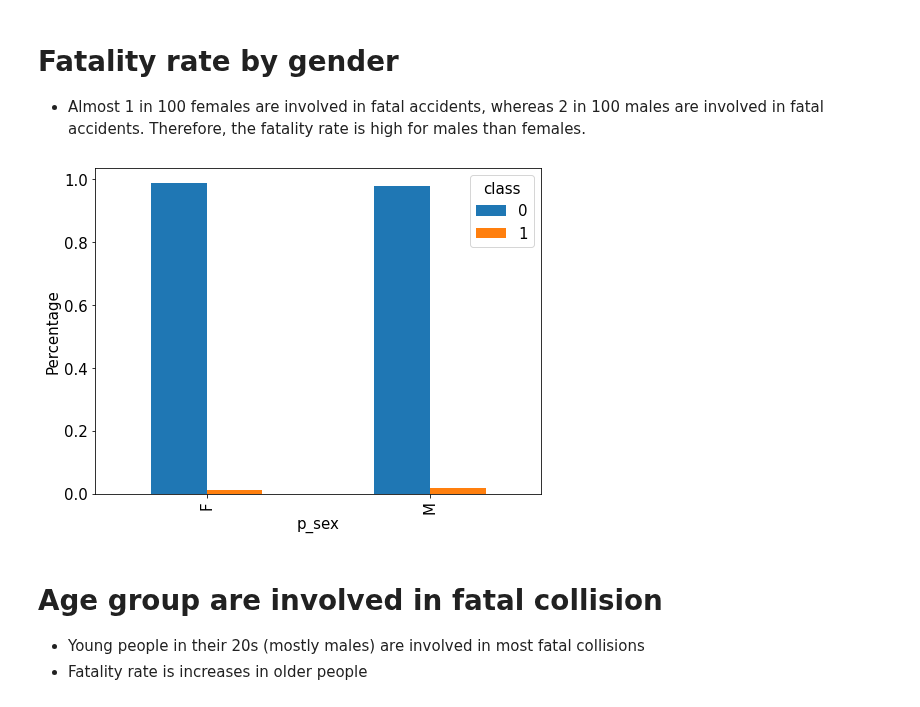
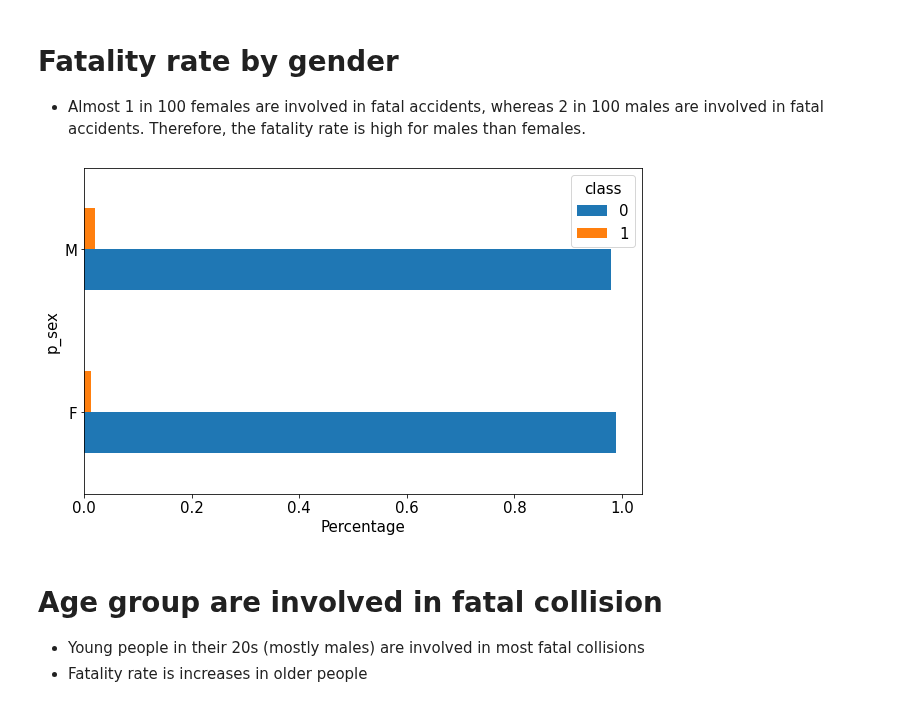
Before and after one commit to Owerre/imbalanced-learning, a Jupyter notebook: canada-collision/notebooks/03-eda.ipynb, the cells around one changed output. Cells and saved outputs as stored; diff of their text form; code cells hidden in the pictures.

```diff
--- a/canada-collision/notebooks/03-eda.ipynb
+++ b/canada-collision/notebooks/03-eda.ipynb
@@ -150,11 +151,11 @@ plt.show()
 - Almost 1 in 100 females are involved in fatal accidents, whereas 2 in 100 males are involved in fatal accidents. Therefore, the fatality rate is high for males than females.
 # %%
 pvt = pd.crosstab(index = df['p_sex'], columns = df['class'], normalize = 'index')
-pvt.plot(kind = 'bar', figsize = (8,6))
-plt.ylabel('Percentage')
+pvt.plot(kind = 'barh', stacked = False, figsize = (10,6))
+plt.xlabel('Percentage')
 plt.show()
 # %% [output]
-[figure, old version]
+[figure, new version]
 # %% [markdown]
 #  Age group are involved in fatal collision
 
```
Also changed, not shown: parts of 17 cells of this notebook, 10 other files.
